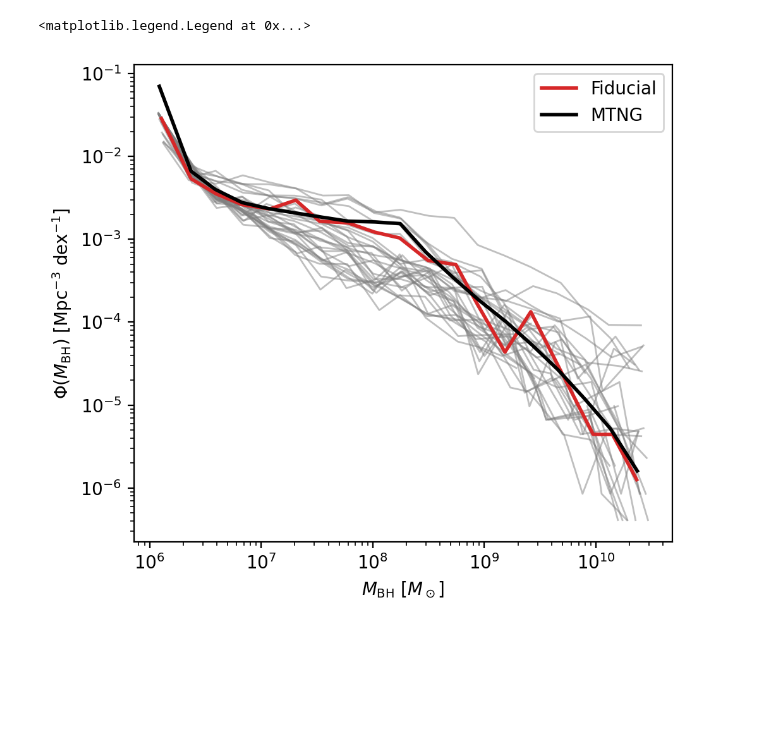
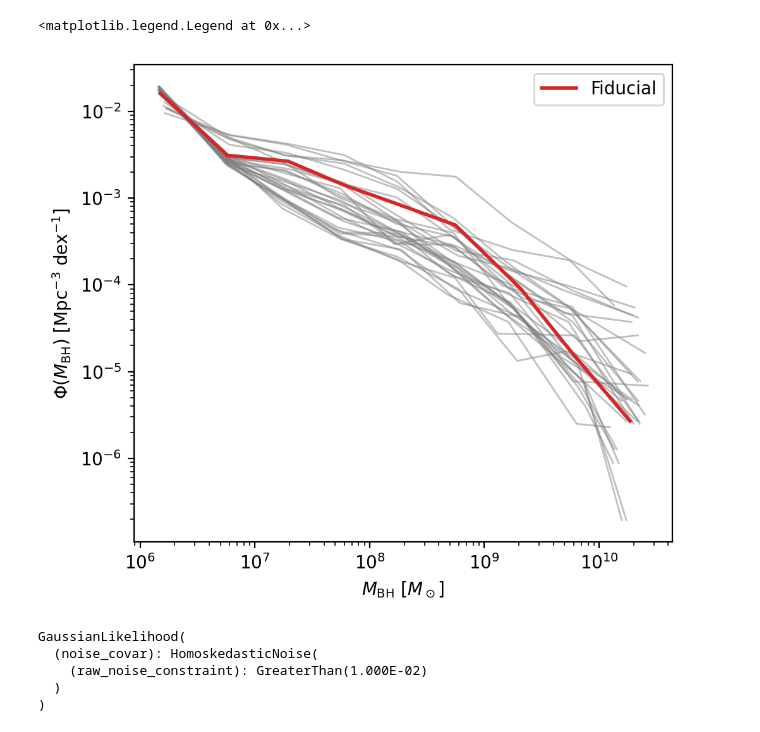
Before and after one commit to fgmaion/MTNG-resims, a Jupyter notebook: Notebooks/1pt_functions/bhmf.ipynb, the cells around one changed output. Saved outputs shown, nothing was run; the diff lists cells and outputs as text; code cells hidden in the pictures; blank space fills up the shorter version.

```diff
--- a/Notebooks/1pt_functions/bhmf.ipynb
+++ b/Notebooks/1pt_functions/bhmf.ipynb
@@ -121,19 +178,26 @@ mtng_bhmf = utils.get_mtng_bhmf(mtng, nbins=20)
+# %%
+# Load BHMF
+Nbins_bhmf = 10
+
+zoom_bhmf = {}
+for i in range(len(name_list)):
+    zoom_bhmf[name_list[i]] = np.load("/cosmos_storage/home/fgmaion/MTNG-resims/results/bhmf/bhmf_{}_Nbins{:d}.npy".format(name_list[i], Nbins_bhmf), allow_pickle=True)[0]
 # %%
 fig, ax = plt.subplots(dpi=200, figsize=(5.5,5))
 
 ax.set_xscale('log')
 ax.set_yscale('log')
 
 ax.set_ylabel(r"$\Phi(M_{\rm BH})$ [Mpc$^{-3}$ dex$^{-1}$]")
 ax.set_xlabel(r"$M_{\rm BH}$ [$M_\odot$]")
 
 for i in range(len(name_list)-1):
-    ax.plot(bh_mf[name_list[i]]['mbh'], bh_mf[name_list[i]]['bhmf'], color='gray', alpha=0.5, lw=1)
+    ax.plot(zoom_bhmf[name_list[i]]['mbh'], zoom_bhmf[name_list[i]]['bhmf'], color='gray', alpha=0.5, lw=1)
 
-ax.plot(bh_mf['fiducial']['mbh'], bh_mf['fiducial']['bhmf'], label='Fiducial', color='C3', lw=2)
-ax.plot(mtng_bhmf['mbh'], mtng_bhmf['bhmf'], label='MTNG', color='k', lw=2)
+ax.plot(zoom_bhmf['fiducial']['mbh'], zoom_bhmf['fiducial']['bhmf'], label='Fiducial', color='C3', lw=2)
+# ax.plot(mtng_bhmf['mbh'], mtng_bhmf['bhmf'], label='MTNG', color='k', lw=2)
 
 ax.legend()
 # %% [output]
 <matplotlib.legend.Legend at 0x...>
-[figure, old version]
+[figure, new version]
@@ -139,0 +210,12 @@ ax.legend()
+# %%
+model_bhmf = torch.load("/cosmos_storage/home/fgmaion/MTNG-resims/gp_train_results/full_model_bhmf.pth")
+likelihood_bhmf = torch.load("/cosmos_storage/home/fgmaion/MTNG-resims/gp_train_results/full_likelihood_bhmf.pth")
+
+model_bhmf.eval()
+likelihood_bhmf.eval()
+# %% [output]
+GaussianLikelihood(
+  (noise_covar): HomoskedasticNoise(
+    (raw_noise_constraint): GreaterThan(1.000E-02)
+  )
+)
```
Also changed, not shown: parts of 9 cells of this notebook, 5 other files.
